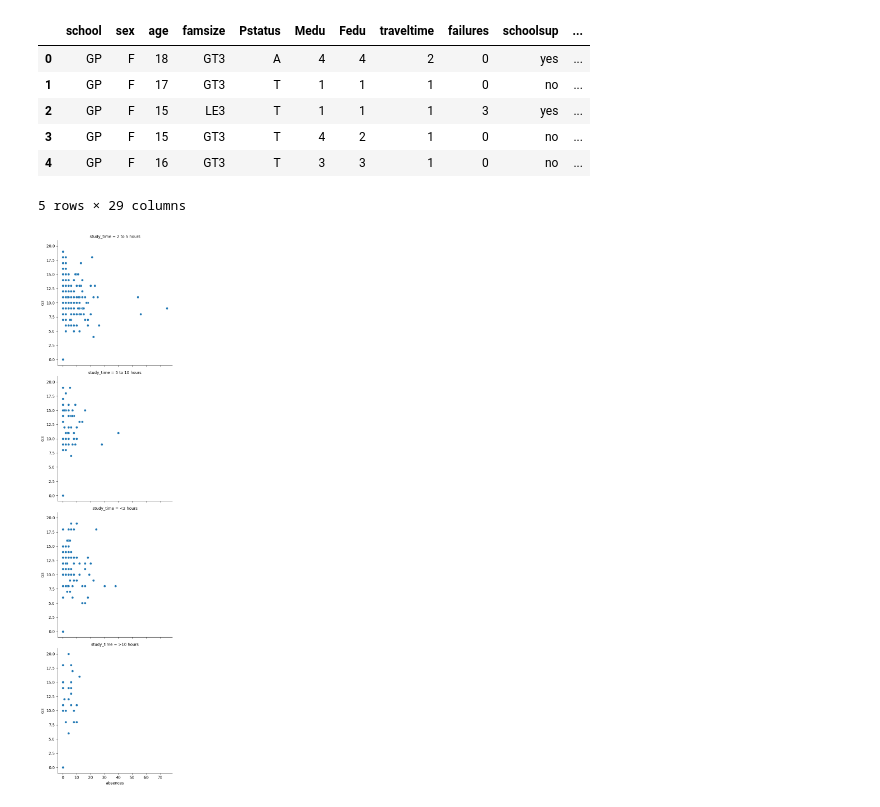
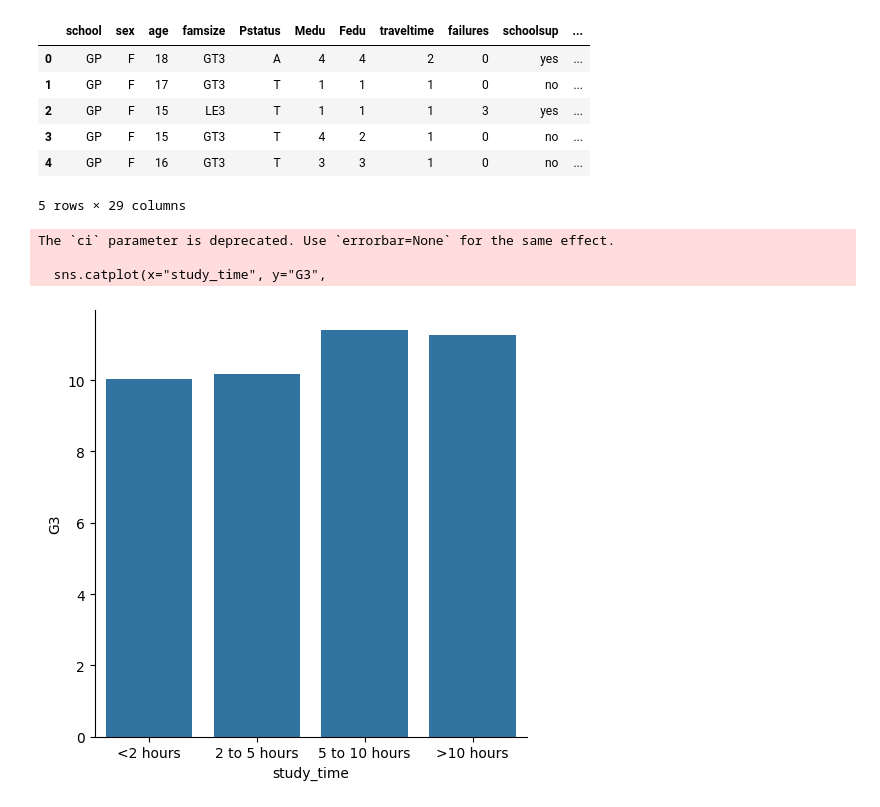
Before and after one commit to Rohanrathod7/my-ds-labs, a Jupyter notebook: 09_Introduction_to_Data_Visualization_with_Seaborn/03_Visualizing_a_Categorical_&_a_Quantitative_Variable.ipynb, the cells around one changed output. Drawn from its saved outputs; the diff is of its cells as text; code cells hidden in the pictures.

```diff
--- a/09_Introduction_to_Data_Visualization_with_Seaborn/03_Visualizing_a_Categorical_&_a_Quantitative_Variable.ipynb
+++ b/09_Introduction_to_Data_Visualization_with_Seaborn/03_Visualizing_a_Categorical_&_a_Quantitative_Variable.ipynb
@@ -15,24 +66,32 @@ gdp = [700.0, 4500.0, 6000.0, 8000.0, 19000.0, 1900.0, 8600.0, 11000.0, 11200.0,
 # %%
 url = "https://raw.githubusercontent.com/Rohanrathod7/my-ds-labs/main/09_Introduction_to_Data_Visualization_with_Seaborn/dataset/student_data.csv"
 student_data = pd.read_csv(url)
 display(student_data.head())
 
+# List of categories from lowest to highest
+category_order = ["<2 hours",
+                  "2 to 5 hours",
+                  "5 to 10 hours",
+                  ">10 hours"]
 
-# Change this scatter plot to arrange the plots in rows instead of columns
-sns.relplot(x="absences", y="G3",
+# Turn off the confidence intervals
+sns.catplot(x="study_time", y="G3",
             data=student_data,
-            kind="scatter",
-            #  col
-            row="study_time")
+            kind="bar",
+            order=category_order,
+            ci=None)
 
 # Show plot
 plt.show()
 # %% [output]
 |  | school | sex | age | famsize | Pstatus | Medu | Fedu | traveltime | failures | schoolsup | ... |
 | 0 | GP | F | 18 | GT3 | A | 4 | 4 | 2 | 0 | yes | ... |
 | 1 | GP | F | 17 | GT3 | T | 1 | 1 | 1 | 0 | no | ... |
 | 2 | GP | F | 15 | LE3 | T | 1 | 1 | 1 | 3 | yes | ... |
 | 3 | GP | F | 15 | GT3 | T | 4 | 2 | 1 | 0 | no | ... |
 | 4 | GP | F | 16 | GT3 | T | 3 | 3 | 1 | 0 | no | ... |
 5 rows × 29 columns
+The `ci` parameter is deprecated. Use `errorbar=None` for the same effect.
+
+  sns.catplot(x="study_time", y="G3",
-[figure, old version]
+[figure, new version]
```
Also changed, not shown: parts of 22 cells of this notebook.
